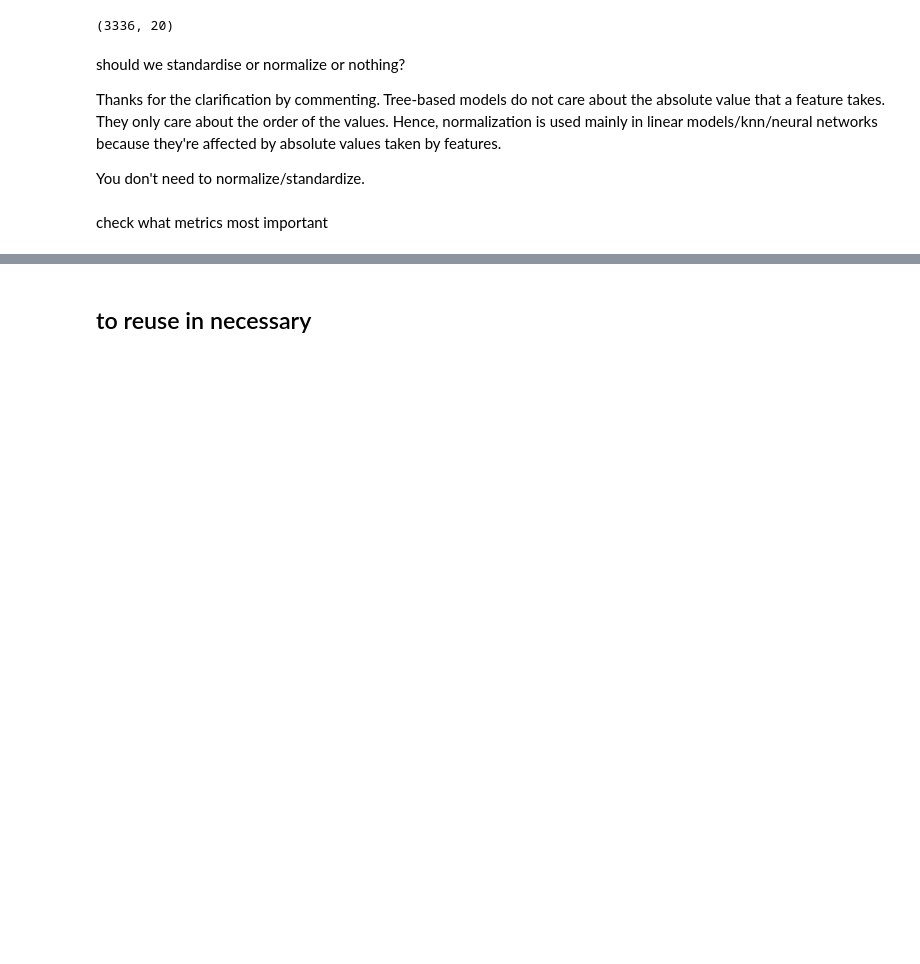
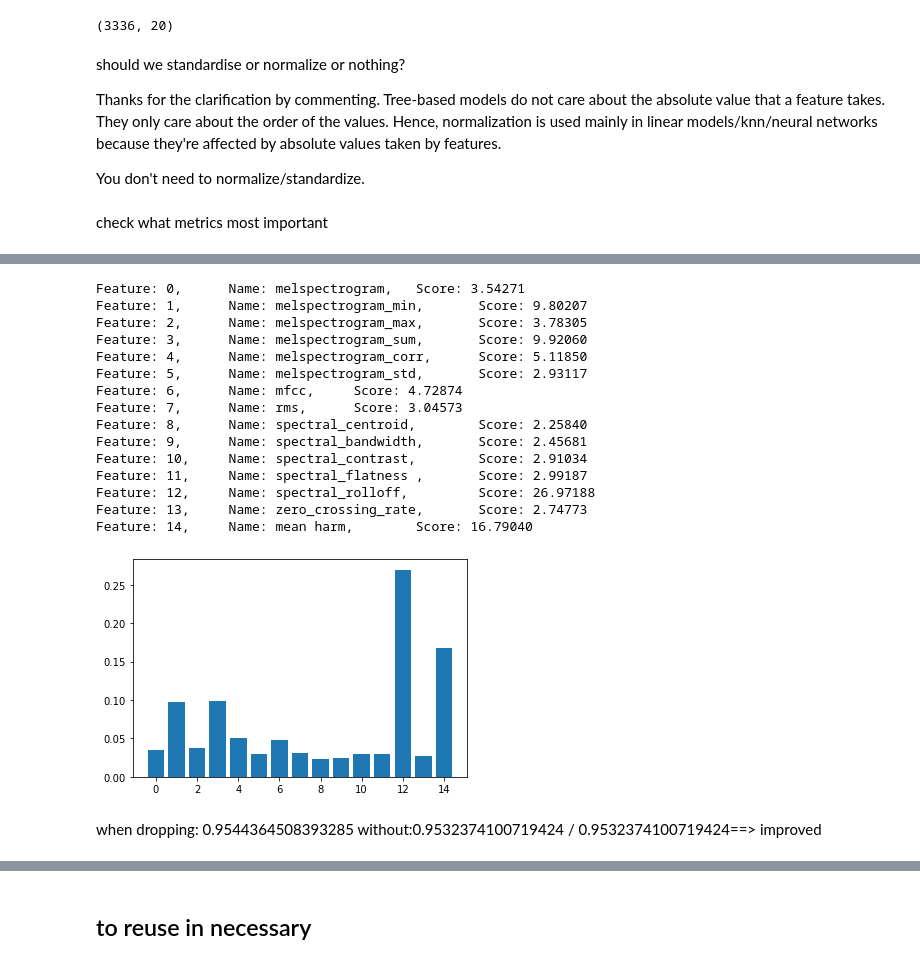
Before and after one commit to Joren-Vervoort/Codit-project, a Jupyter notebook: machine monitoring conditions.ipynb, the cells around one changed output, grey strips where cells are left out. Saved outputs shown, nothing was run; the diff lists cells and outputs as text; code cells hidden in the pictures; blank space fills up the shorter version.

Commit message:
feature dropping

```diff
--- a/machine monitoring conditions.ipynb
+++ b/machine monitoring conditions.ipynb
@@ -289,0 +405,10 @@ print("--- %s seconds ---" % (time.time() - start_time))
+# %%
+x_reduced=x.drop(columns=['melspectrogram_min','spectral_centroid','spectral_rolloff','mean harm','mean perc'], axis=1)
+# %%
+#Choosing 80% as training data.
+xTrain, xTest, yTrain, yTest = train_test_split(x_reduced, y, test_size = 0.2, random_state = 42)
+# %%
+from sklearn.ensemble import RandomForestClassifier
+classifier = RandomForestClassifier(n_estimators = 100, random_state = 0)
+classifier.fit(xTrain, yTrain)
+y_pred = classifier.predict(xTest)
@@ -289,0 +439,28 @@ print("--- %s seconds ---" % (time.time() - start_time))
+# %%
+# get importance
+importance = classifier.feature_importances_
+# summarize feature importance
+for i,v in enumerate(importance):
+    print(f'Feature: %0d,\t Name: {x_columns[i]}, \t Score: %.5f' % (i,v*100))
+# plot feature importance
+plt.bar([x for x in range(len(importance))], importance)
+plt.show()
+# %% [output]
+Feature: 0,      Name: melspectrogram,   Score: 3.54271
+Feature: 1,      Name: melspectrogram_min,       Score: 9.80207
+Feature: 2,      Name: melspectrogram_max,       Score: 3.78305
+Feature: 3,      Name: melspectrogram_sum,       Score: 9.92060
+Feature: 4,      Name: melspectrogram_corr,      Score: 5.11850
+Feature: 5,      Name: melspectrogram_std,       Score: 2.93117
+Feature: 6,      Name: mfcc,     Score: 4.72874
+Feature: 7,      Name: rms,      Score: 3.04573
+Feature: 8,      Name: spectral_centroid,        Score: 2.25840
+Feature: 9,      Name: spectral_bandwidth,       Score: 2.45681
+Feature: 10,     Name: spectral_contrast,        Score: 2.91034
+Feature: 11,     Name: spectral_flatness ,       Score: 2.99187
+Feature: 12,     Name: spectral_rolloff,         Score: 26.97188
+Feature: 13,     Name: zero_crossing_rate,       Score: 2.74773
+Feature: 14,     Name: mean harm,        Score: 16.79040
+[figure, added]
+# %% [markdown]
+when dropping: 0.9544364508393285 without:0.9532374100719424 / 0.9532374100719424==> improved
```
Also changed, not shown: parts of 22 cells of this notebook, 1 other file.
